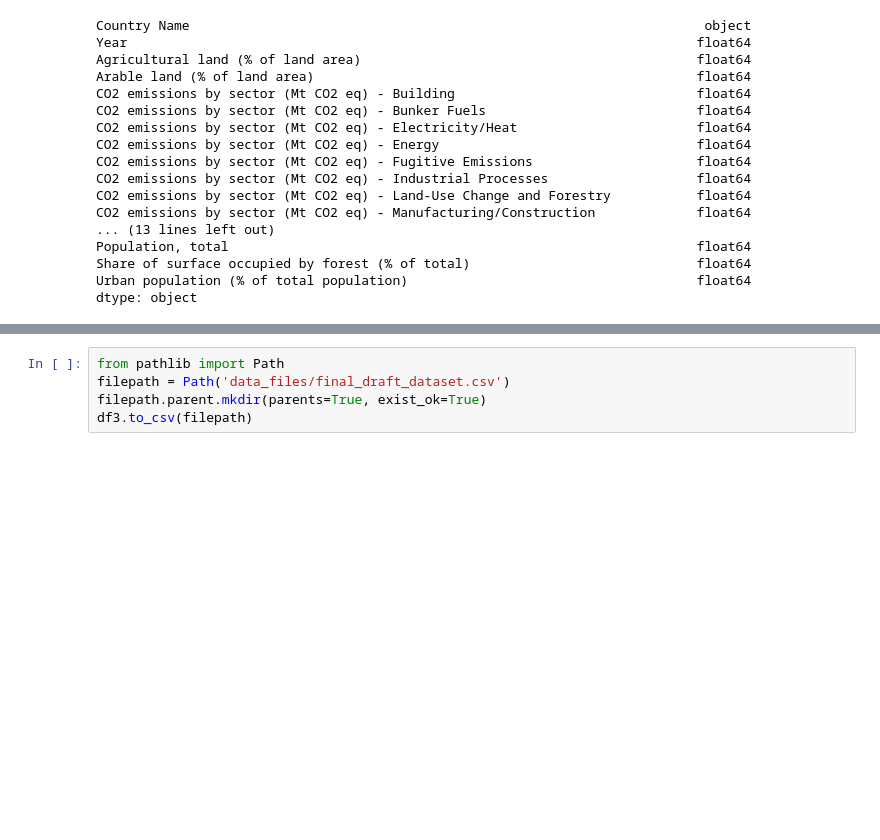
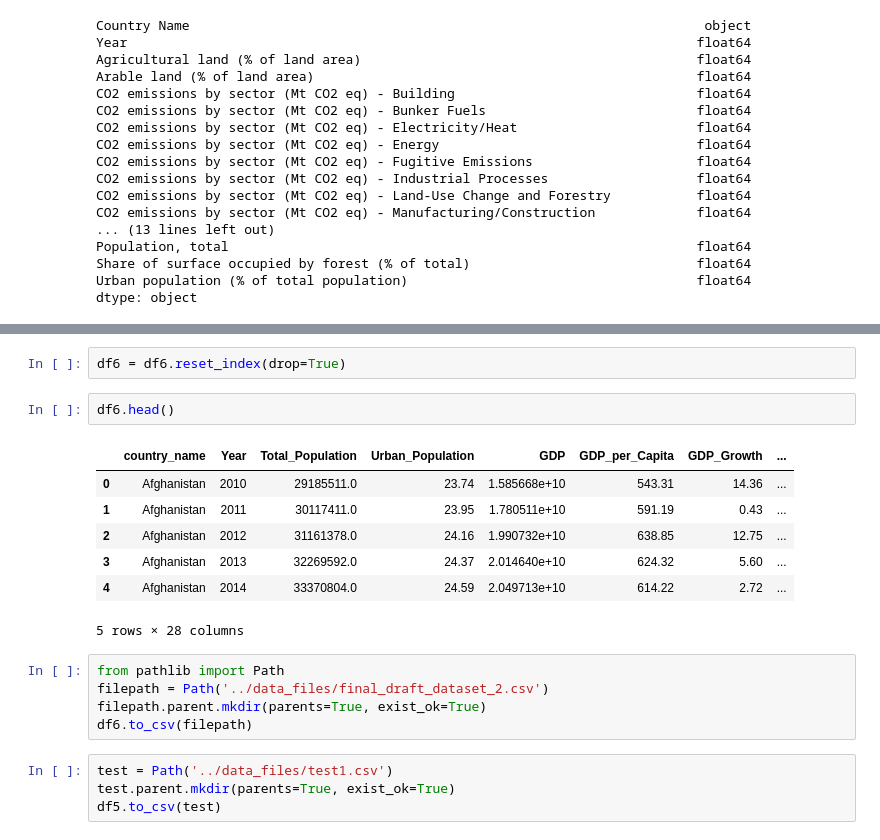
Before and after one commit to mcscrag/Final_Project, a Jupyter notebook: notebooks/cleaning_data.ipynb, the cells around one changed output, grey strips where cells are left out. Drawn from its saved outputs; the diff is of its cells as text; blank space fills up the shorter version.

```diff
--- a/notebooks/cleaning_data.ipynb
+++ b/notebooks/cleaning_data.ipynb
@@ -111,5 +277,21 @@ dtype: object
+# %%
+df6 = df6.reset_index(drop=True)
+# %%
+df6.head()
+# %% [output]
+|  | country_name | Year | Total_Population | Urban_Population | GDP | GDP_per_Capita | GDP_Growth | ... |
+| 0 | Afghanistan | 2010 | 29185511.0 | 23.74 | 1.585668e+10 | 543.31 | 14.36 | ... |
+| 1 | Afghanistan | 2011 | 30117411.0 | 23.95 | 1.780511e+10 | 591.19 | 0.43 | ... |
+| 2 | Afghanistan | 2012 | 31161378.0 | 24.16 | 1.990732e+10 | 638.85 | 12.75 | ... |
+| 3 | Afghanistan | 2013 | 32269592.0 | 24.37 | 2.014640e+10 | 624.32 | 5.60 | ... |
+| 4 | Afghanistan | 2014 | 33370804.0 | 24.59 | 2.049713e+10 | 614.22 | 2.72 | ... |
+5 rows × 28 columns
 # %%
 from pathlib import Path
-filepath = Path('data_files/final_draft_dataset.csv')
+filepath = Path('../data_files/final_draft_dataset_2.csv')
 filepath.parent.mkdir(parents=True, exist_ok=True)
-df3.to_csv(filepath)
+df6.to_csv(filepath)
+# %%
+test = Path('../data_files/test1.csv')
+test.parent.mkdir(parents=True, exist_ok=True)
+df5.to_csv(test)
```
Also changed, not shown: parts of 13 cells of this notebook, 1 other file.
